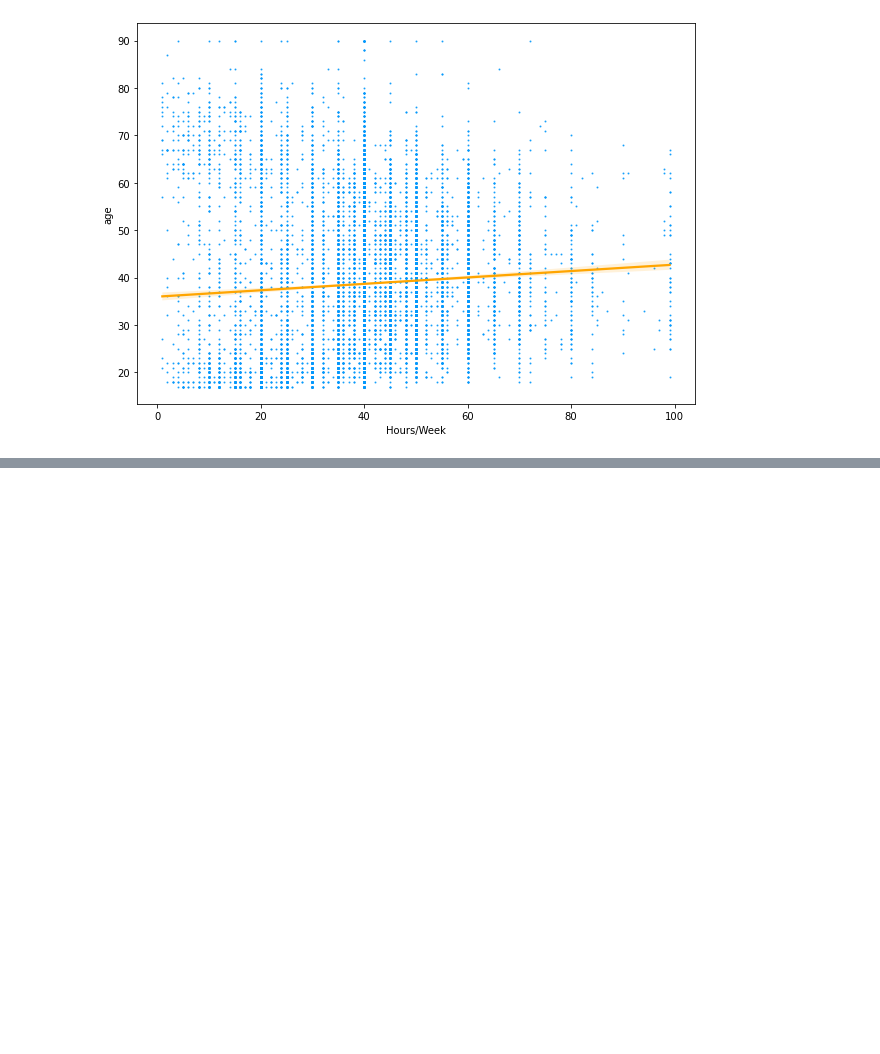
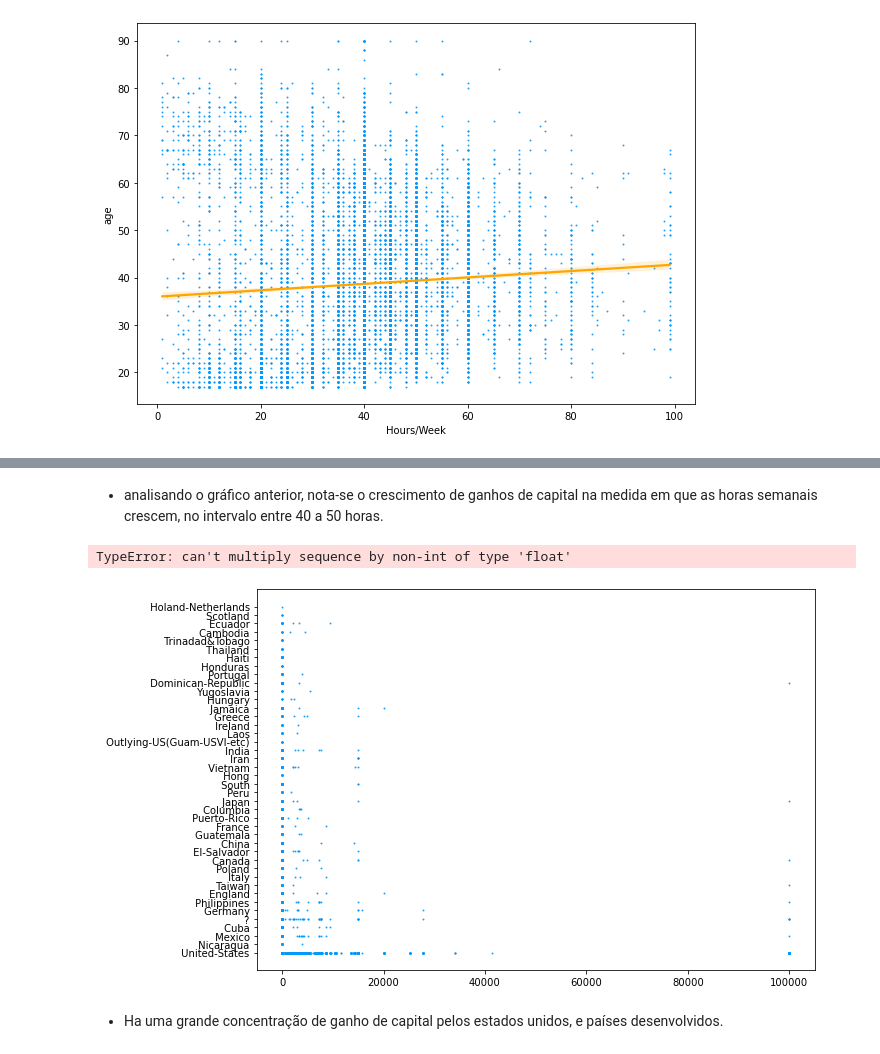
Before and after one commit to kalebers/bank_test_data_science, a Jupyter notebook: bradesco_teste.ipynb, the cells around one changed output, grey strips where cells are left out. Drawn from its saved outputs; the diff is of its cells as text; code cells hidden in the pictures; blank space fills up the shorter version.

```diff
--- a/bradesco_teste.ipynb
+++ b/bradesco_teste.ipynb
@@ -147,0 +157,13 @@ sns.regplot(df_sample['Hours/Week'], df_sample['age'],scatter_kws={'s':1, 'color
+# %% [markdown]
+* analisando o gráfico anterior, nota-se o crescimento de ganhos de capital na medida em que as horas semanais crescem, no intervalo entre 40 a 50 horas.
+# %%
+#regplot que demonstra o ganho de capital pelos paises de origem.
+plt.figure(figsize=(10, 7))
+df_sample = adult_data2.sample(20000)
+
+sns.regplot(df_sample['capital_gain'], df_sample['native_country'],scatter_kws={'s':1, 'color':'#0398fc'}, line_kws={"color": "orange"})
+# %% [output]
+TypeError: can't multiply sequence by non-int of type 'float'
+[figure, added]
+# %% [markdown]
+* Ha uma grande concentração de ganho de capital pelos estados unidos, e países desenvolvidos.
```
Also changed, not shown: parts of 2 cells of this notebook.
